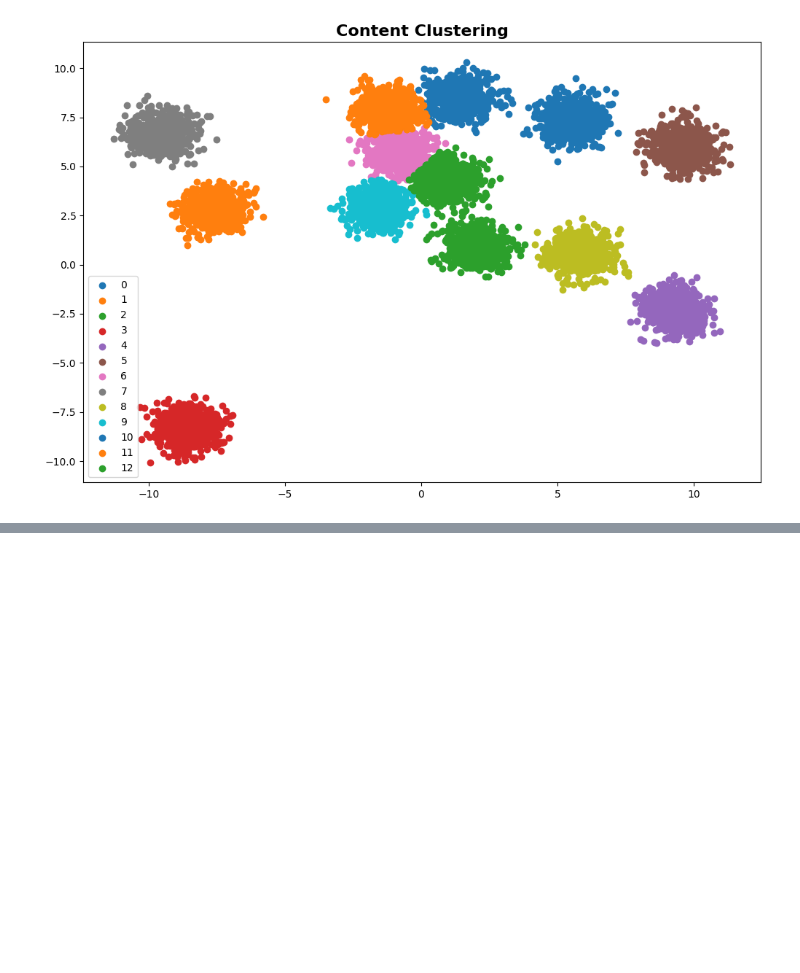
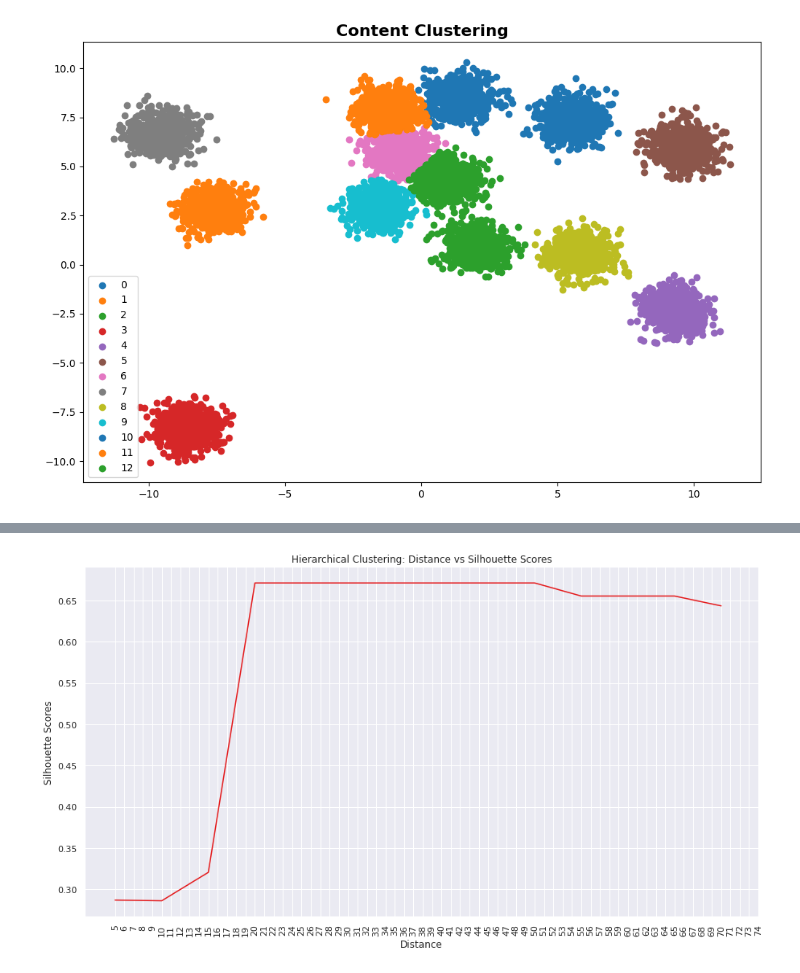
Before and after one commit to Amol2332/NETFLIX-MOVIES-AND-TV-SHOWS-CLUSTERING, a Jupyter notebook: netflix_clustering.ipynb, the cells around one changed output, grey strips where cells are left out. Saved outputs shown, nothing was run; the diff lists cells and outputs as text; code cells hidden in the pictures; blank space fills up the shorter version.

```diff
--- a/netflix_clustering.ipynb
+++ b/netflix_clustering.ipynb
@@ -925,0 +922,24 @@ plt.show()
+# %%
+clusters = []
+scores = []
+distances = []
+for i in np.arange(5,75,5):
+  hc = AgglomerativeClustering(n_clusters = None, distance_threshold = i, affinity = 'euclidean', linkage = 'ward')
+  y_hc = hc.fit_predict(X)
+  clusters.append(hc.labels_.max()+1)
+  if (hc.labels_.max()+1 >=2) :
+    scores.append(silhouette_score(X, y_hc))
+  else:
+    scores.append(1)
+  distances.append(i)
+
+hierarchical = pd.DataFrame({'Clusters': clusters,
+                             'Silhouette Scores': scores,
+                             'Distance': distances})
+# %%
+plt.figure(figsize =(15,8))
+sns.lineplot(x = 'Distance', y = 'Silhouette Scores' , data = hierarchical)
+a = plt.title('Hierarchical Clustering: Distance vs Silhouette Scores')
+_ = plt.xticks(np.arange(5,75,1),rotation = 90)
+# %% [output]
+[figure, added]
```
Also changed, not shown: parts of 24 cells of this notebook.
